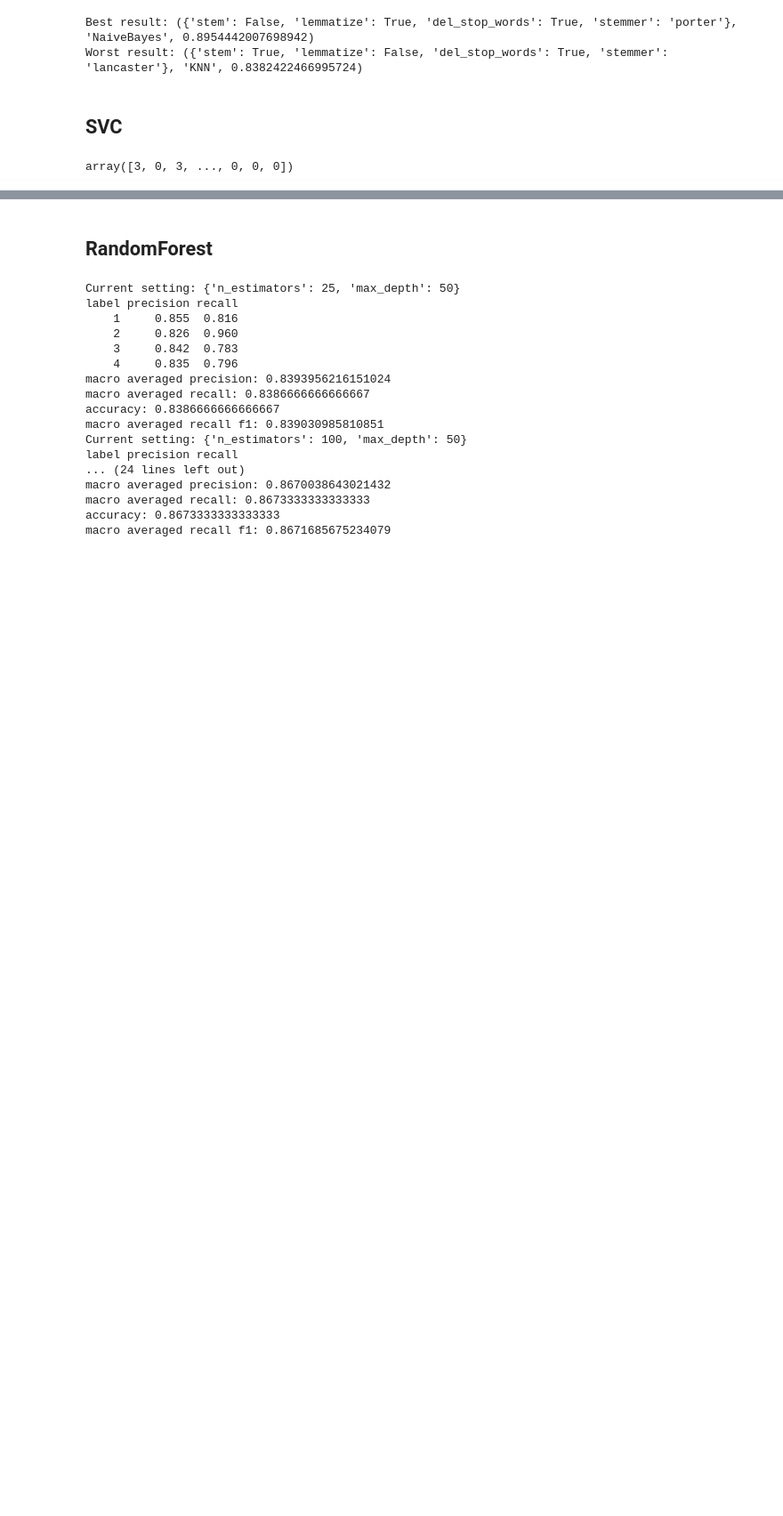
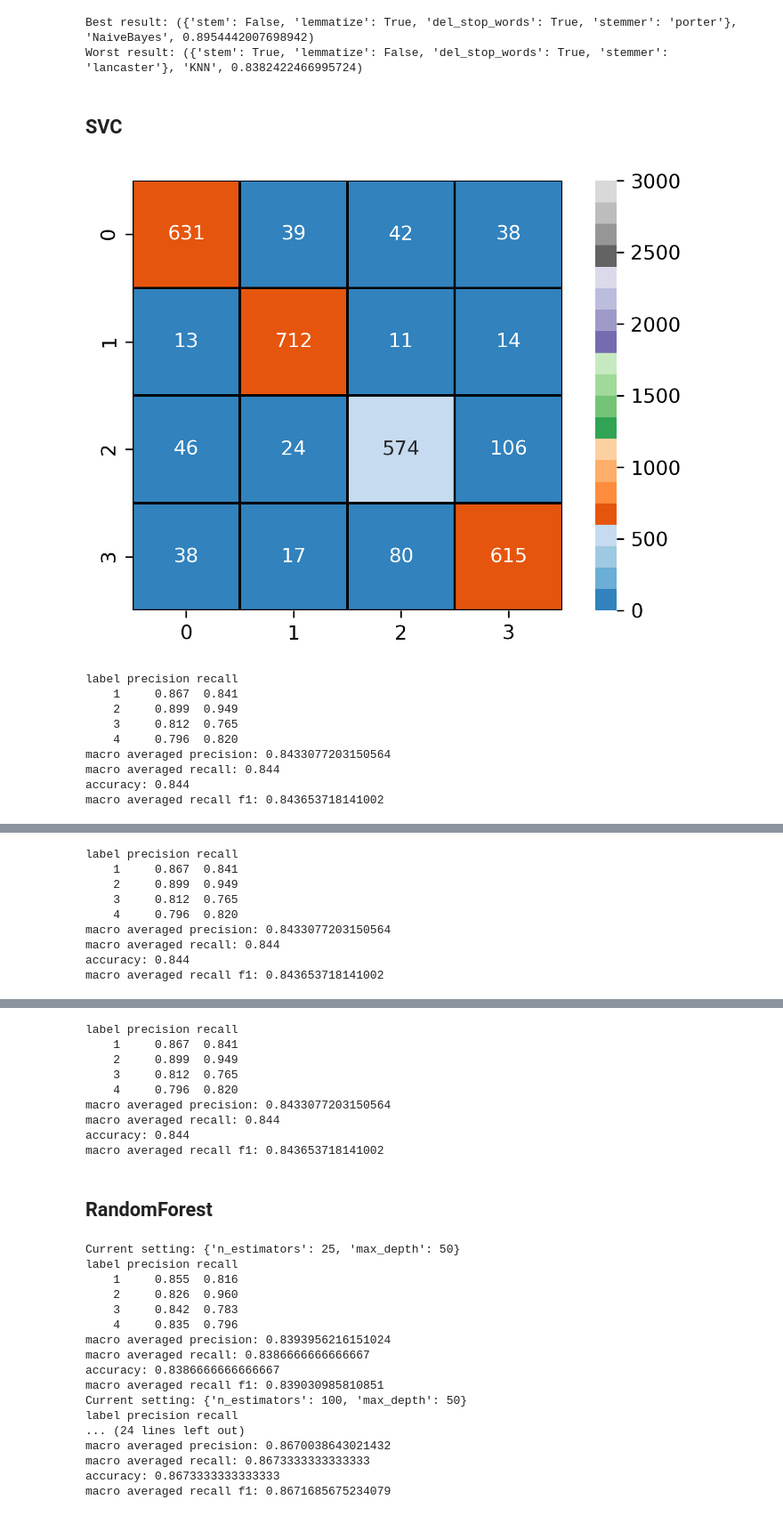
Before and after one commit to SeyedAlirezaFatemi/modern-information-retrieval, a Jupyter notebook: MIR-Project.ipynb, the cells around one changed output, grey strips where cells are left out. Shown at 89% size. Drawn from its saved outputs; the diff is of its cells as text; code cells hidden in the pictures; blank space fills up the shorter version.

```diff
--- a/MIR-Project.ipynb
+++ b/MIR-Project.ipynb
@@ -582,17 +582,29 @@ Worst result: ({'stem': True, 'lemmatize': False, 'del_stop_words': True, 'stemm
 ## SVC
 # %%
 train_documents, val_documents, manager, train_labels, val_labels = prepare_part_of_data(
-    percent=0.2
+    percent=0.1
 )
 train_feature_matrix = extract_train_feature_matrix(manager)
 val_feature_matrix = extract_val_feature_matrix(manager, val_documents)
 manager = None
-# %%
-s = time.time()
-clf = SVC(C=1.0, kernel="linear")
-clf.fit(train_feature_matrix, train_labels)
-e = time.time()
-# %%
-pred = clf.predict(val_feature_matrix)
-# %% [output]
-array([3, 0, 3, ..., 0, 0, 0])
+# %%
+settings = [{"C": 1.0}, {"C": 10.0}, {"C": 100.0}]
+# %%
+for setting in settings:
+    clf = SVC(kernel="linear", **setting)
+    clf.fit(train_feature_matrix, train_labels)
+    pred = clf.predict(val_feature_matrix)
+    cm = MLMetrics.compute_confusion_matrix(val_labels, pred)
+    MLMetrics.plot_confusion_matrix(cm)
+    MLMetrics.print_summary_metrics(cm)
+# %% [output]
+[figure, added]
+label precision recall
+    1     0.867  0.841
+    2     0.899  0.949
+    3     0.812  0.765
+    4     0.796  0.820
+macro averaged precision: 0.8433077203150564
+macro averaged recall: 0.844
+accuracy: 0.844
+macro averaged recall f1: 0.843653718141002
@@ -598,0 +612,9 @@ array([3, 0, 3, ..., 0, 0, 0])
+label precision recall
+    1     0.867  0.841
+    2     0.899  0.949
+    3     0.812  0.765
+    4     0.796  0.820
+macro averaged precision: 0.8433077203150564
+macro averaged recall: 0.844
+accuracy: 0.844
+macro averaged recall f1: 0.843653718141002
@@ -599,3 +622,12 @@ array([3, 0, 3, ..., 0, 0, 0])
+label precision recall
+    1     0.867  0.841
+    2     0.899  0.949
+    3     0.812  0.765
+    4     0.796  0.820
+macro averaged precision: 0.8433077203150564
+macro averaged recall: 0.844
+accuracy: 0.844
+macro averaged recall f1: 0.843653718141002
 # %% [markdown]
 ## RandomForest
 # %%
```
Also changed, not shown: parts of 11 cells of this notebook.
